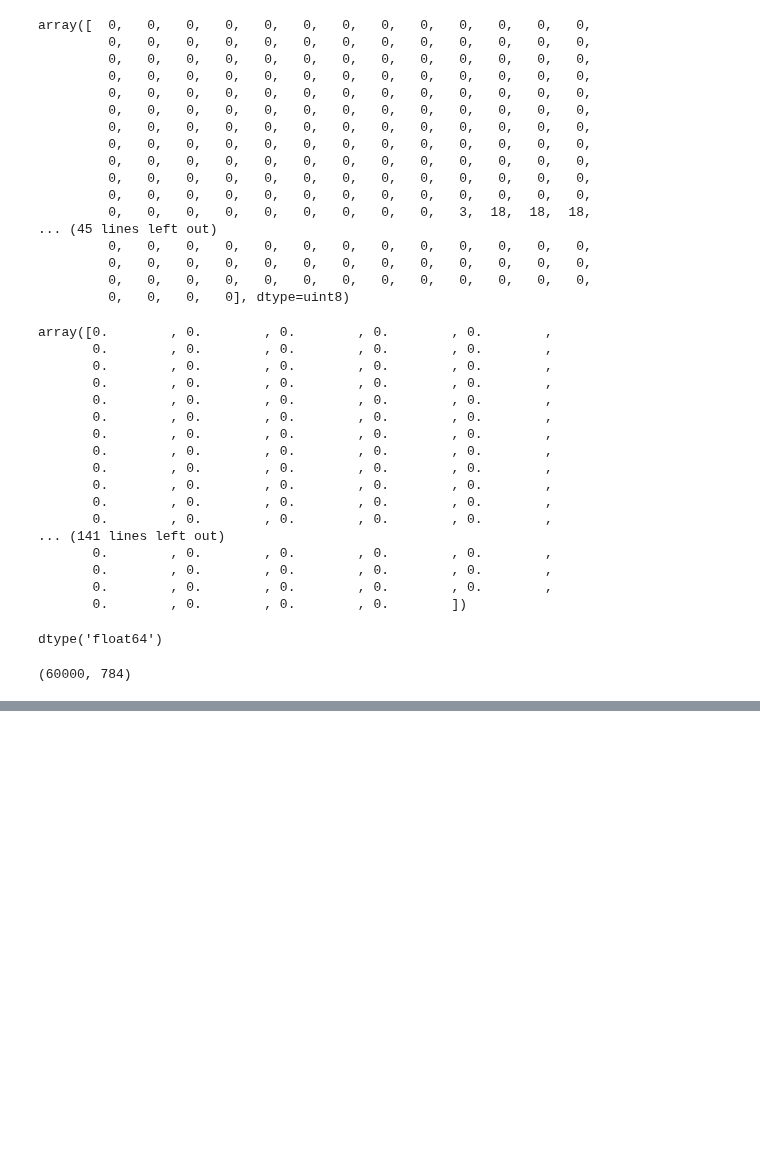
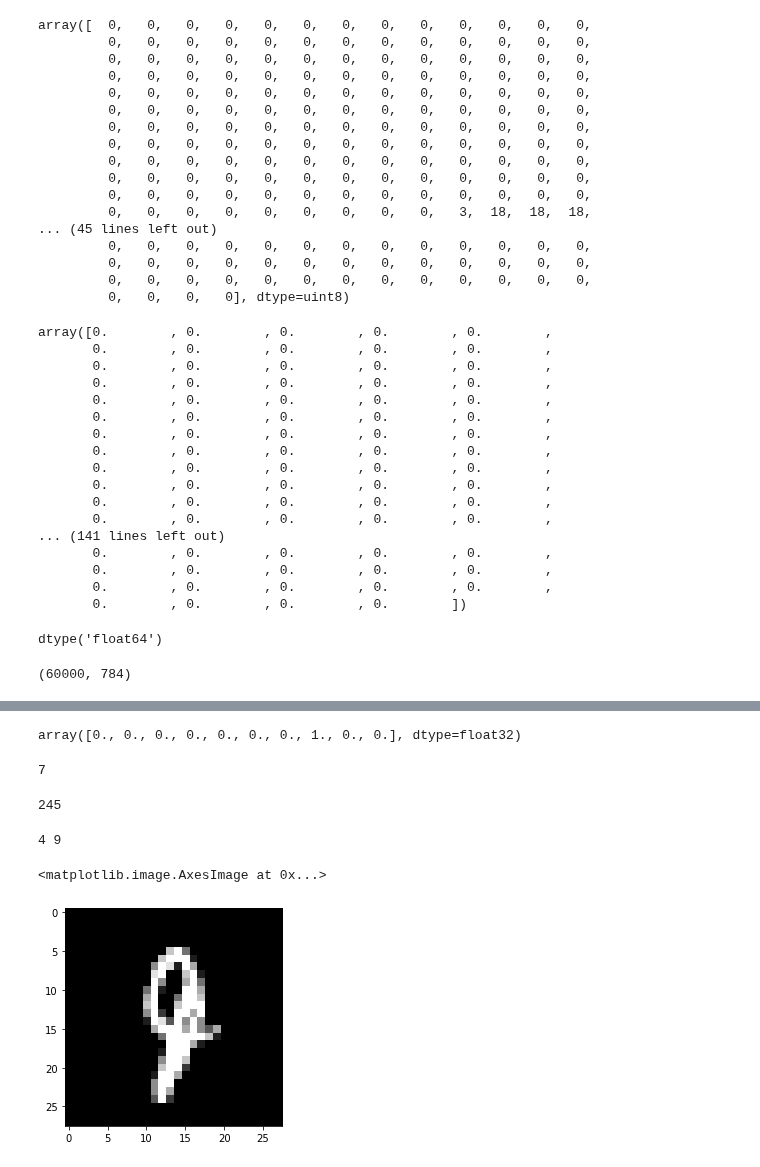
Before and after one commit to MATF-RI/Materijali-sa-vezbi, a Jupyter notebook: 2021_2022/live/10_fully_connected_neural_networks.ipynb, the cells around one changed output, grey strips where cells are left out. Saved outputs shown, nothing was run; the diff lists cells and outputs as text; code cells hidden in the pictures; blank space fills up the shorter version.

```diff
--- a/2021_2022/live/10_fully_connected_neural_networks.ipynb
+++ b/2021_2022/live/10_fully_connected_neural_networks.ipynb
@@ -375,0 +383,2 @@ model.evaluate(X_test, y_test)
+# %%
+y_pred = model.predict(X_test)
@@ -375,0 +406,19 @@ model.evaluate(X_test, y_test)
+# %%
+y_test[0]
+# %% [output]
+array([0., 0., 0., 0., 0., 0., 0., 1., 0., 0.], dtype=float32)
+# %%
+np.argmax(y_test)
+# %% [output]
+7
+# %%
+errors = []
+for i in range(X_test.shape[0]):
+    pred_class = np.argmax(y_pred[i])
+    true_class = np.argmax(y_test[i])
+    if pred_class != true_class:
+        errors.append(i)
+# %%
+len(errors)
+# %% [output]
+245
@@ -375,0 +427,10 @@ model.evaluate(X_test, y_test)
+# %%
+random_index = random.choice(errors)
+pred_label = np.argmax(y_pred[random_index])
+true_label = np.argmax(y_test[random_index])
+print(pred_label, true_label)
+plt.imshow(X_test[random_index].reshape(img_size, img_size), cmap='gray')
+# %% [output]
+4 9
+<matplotlib.image.AxesImage at 0x...>
+[figure, added]
```
Also changed, not shown: parts of 13 cells of this notebook.
